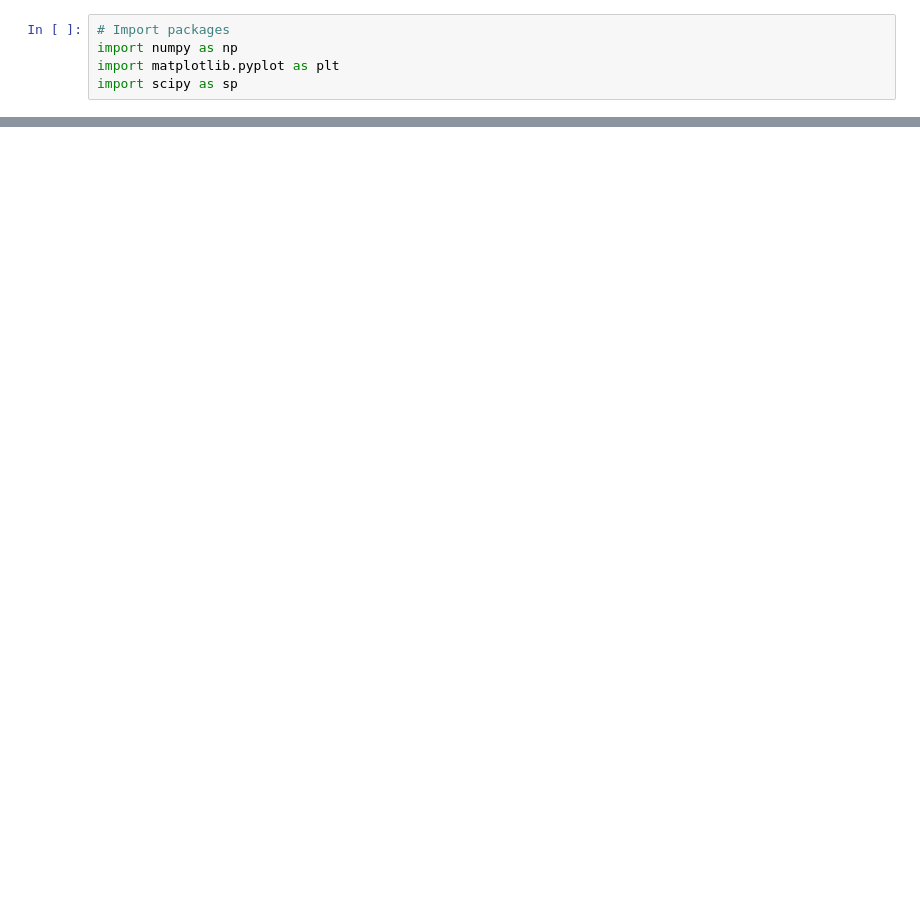
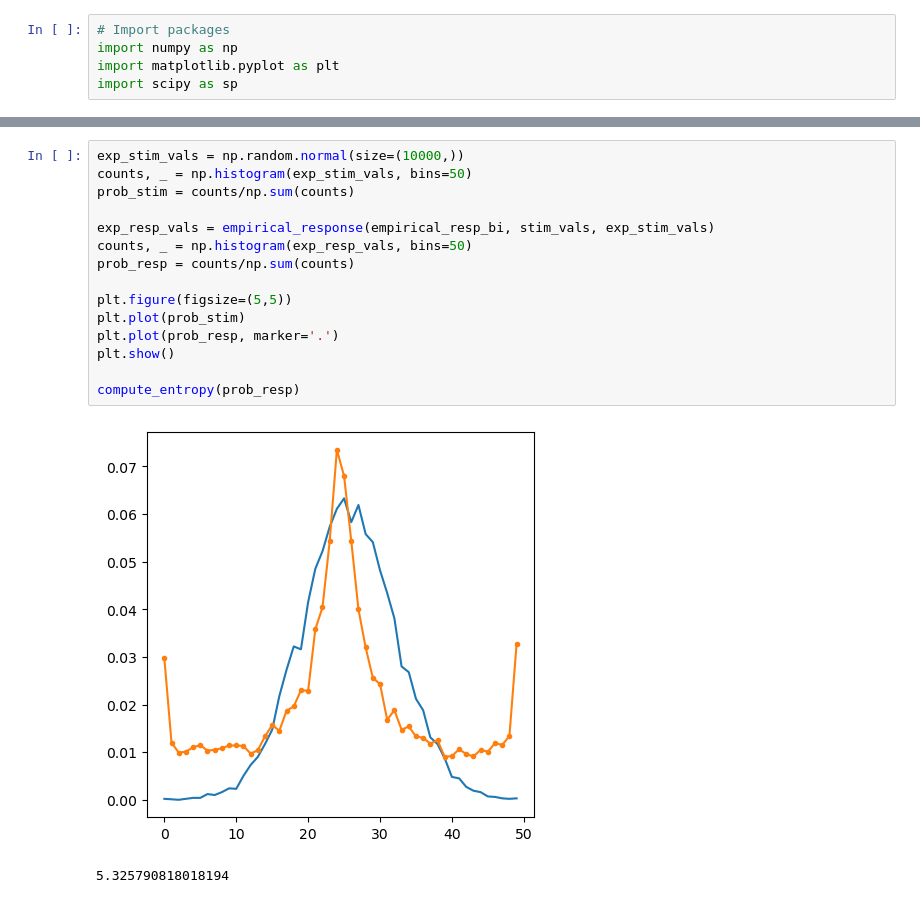
Before and after one commit to I-Pica/indp22-h1, a Jupyter notebook: code/explore.ipynb, the cells around one changed output, grey strips where cells are left out. Drawn from its saved outputs; the diff is of its cells as text; blank space fills up the shorter version.

```diff
--- a/code/explore.ipynb
+++ b/code/explore.ipynb
@@ -89,0 +207,18 @@ plt.show()
+# %%
+exp_stim_vals = np.random.normal(size=(10000,))
+counts, _ = np.histogram(exp_stim_vals, bins=50)
+prob_stim = counts/np.sum(counts)
+
+exp_resp_vals = empirical_response(empirical_resp_bi, stim_vals, exp_stim_vals)
+counts, _ = np.histogram(exp_resp_vals, bins=50)
+prob_resp = counts/np.sum(counts)
+
+plt.figure(figsize=(5,5))
+plt.plot(prob_stim)
+plt.plot(prob_resp, marker='.')
+plt.show()
+
+compute_entropy(prob_resp)
+# %% [output]
+[figure, added]
+5.325790818018194
```
Also changed, not shown: parts of 8 cells of this notebook.
